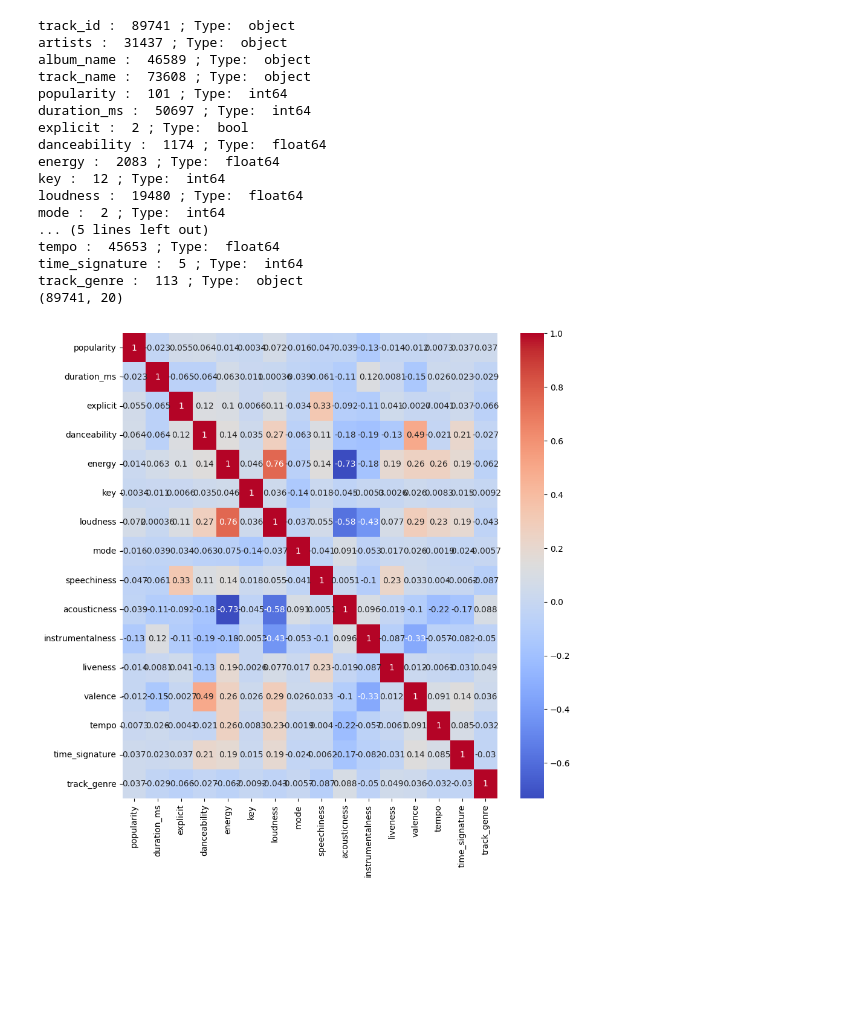
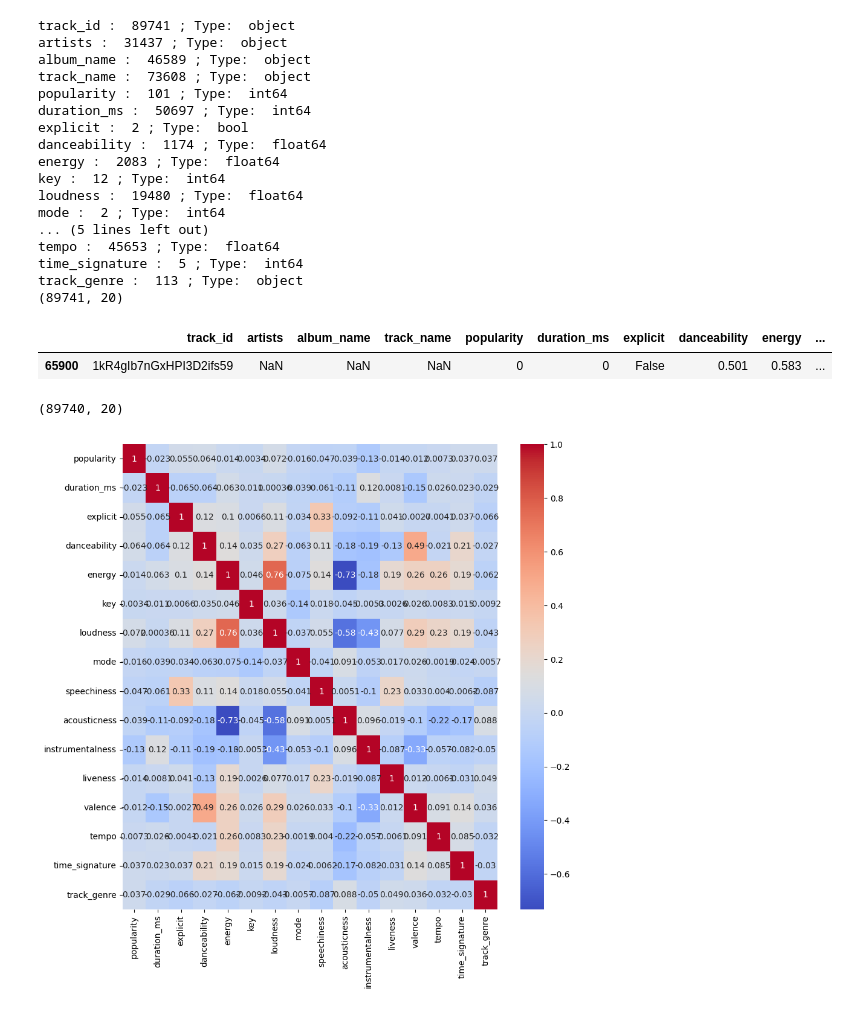
Before and after one commit to hiranjaya/COM-SCI-M148-Final-Project, a Jupyter notebook: COM_SCI_M148_Final_Project.ipynb, the cells around one changed output. Saved outputs shown, nothing was run; the diff lists cells and outputs as text; code cells hidden in the pictures; blank space fills up the shorter version.

```diff
--- a/COM_SCI_M148_Final_Project.ipynb
+++ b/COM_SCI_M148_Final_Project.ipynb
@@ -129,7 +93,7 @@ time_signature :  5
 track_genre :  114
 # %%
 # Drop all duplicates (need to remove the first column because these are just indices)
-revised_df = df.drop(columns='Unnamed: 0').drop_duplicates(subset=['track_id'])
+revised_df = df.drop(columns='Unnamed: 0').drop_duplicates(subset=['track_id','album_name','artists','track_name'])
 
 # Double check that everything lines up
 for col in revised_df.columns:
@@ -153,4 +117,18 @@ tempo :  45653 ; Type:  float64
 time_signature :  5 ; Type:  int64
 track_genre :  113 ; Type:  object
 (89741, 20)
+# %%
+# Check for NaN values in revised dataframe
+revised_df[revised_df.isna().any(axis=1)]
+# %% [output]
+|  | track_id | artists | album_name | track_name | popularity | duration_ms | explicit | danceability | energy | ... |
+| 65900 | 1kR4gIb7nGxHPI3D2ifs59 | NaN | NaN | NaN | 0 | 0 | False | 0.501 | 0.583 | ... |
+# %%
+# Drop NaN values
+# NEED TO FIGURE OUT WHETHER THIS IS WORTH IT BC ONLY ARTISTS/ALBUM_NAME/TRACK_NAME ARE NAN
+
+revised_df.dropna(axis=0,inplace=True)
+revised_df.shape
+# %% [output]
+(89740, 20)
 # %%
```
Also changed, not shown: parts of 2 cells of this notebook.
